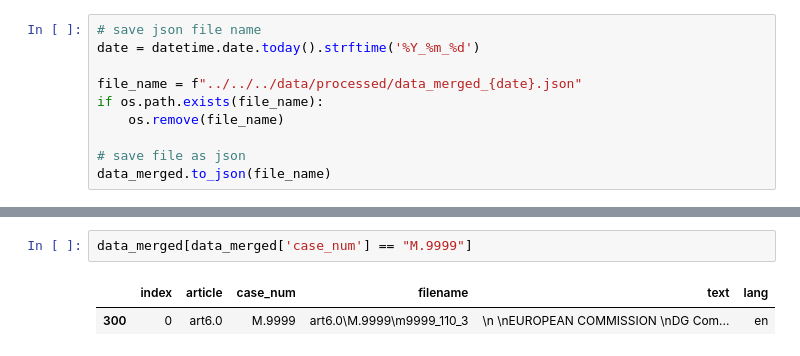
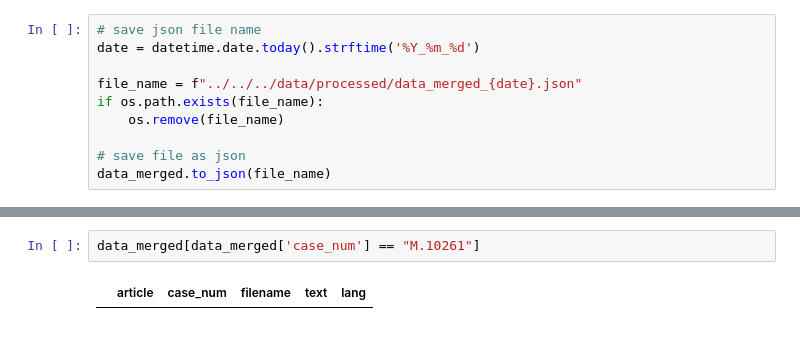
Before and after one commit to adellegia/predicting-merger-decision-outcomes, a Jupyter notebook: src/python/notebook/parsing.ipynb, the cells around one changed output, grey strips where cells are left out. Cells and saved outputs as stored; diff of their text form.

```diff
--- a/src/python/notebook/parsing.ipynb
+++ b/src/python/notebook/parsing.ipynb
@@ -296,8 +379,7 @@ data_merged.head()
 # %%
-data_merged[data_merged['case_num'] == "M.9999"]
+data_merged[data_merged['case_num'] == "M.10261"]
 # %% [output]
-|  | index | article | case_num | filename | text | lang |
-| 300 | 0 | art6.0 | M.9999 | art6.0\M.9999\m9999_110_3 | \n \nEUROPEAN COMMISSION \nDG Com... | en |
+|  | article | case_num | filename | text | lang |
 # %%
 data_merged['case_num'][1244]
 # %% [output]
```
Also changed, not shown: parts of 18 cells of this notebook, 2 other files.
